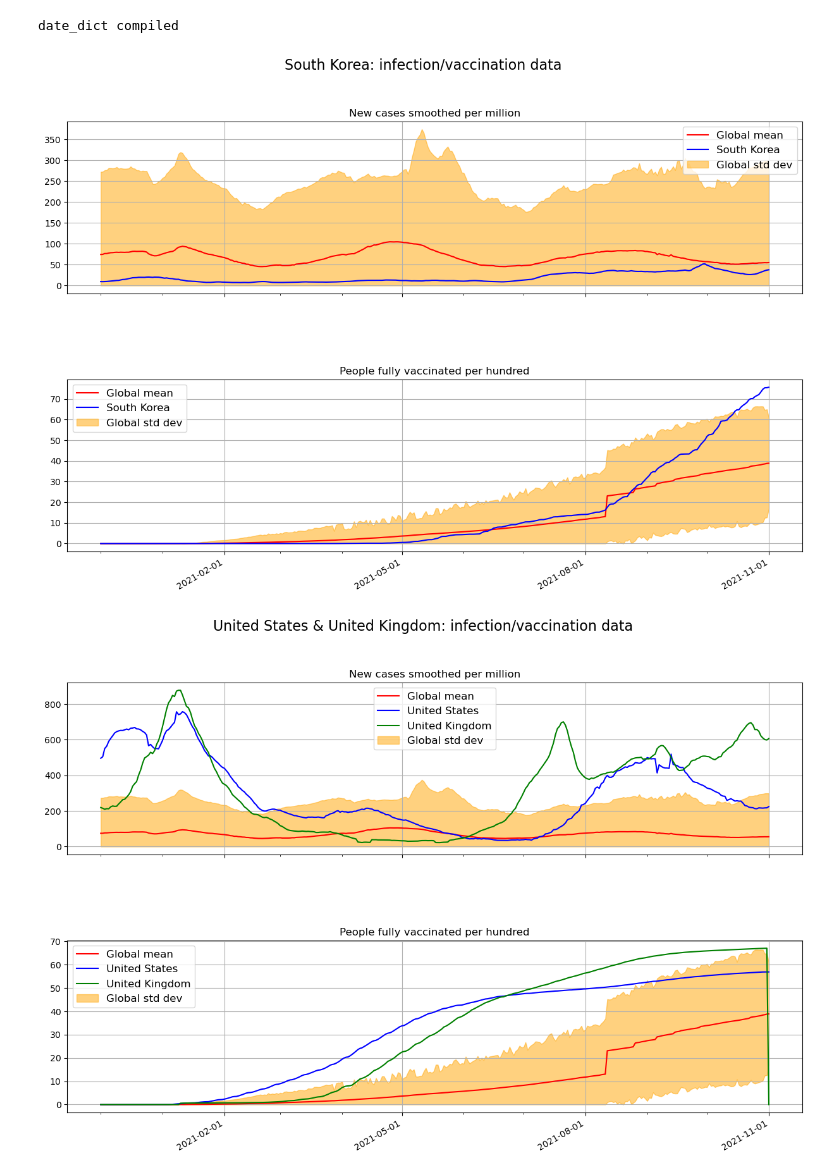
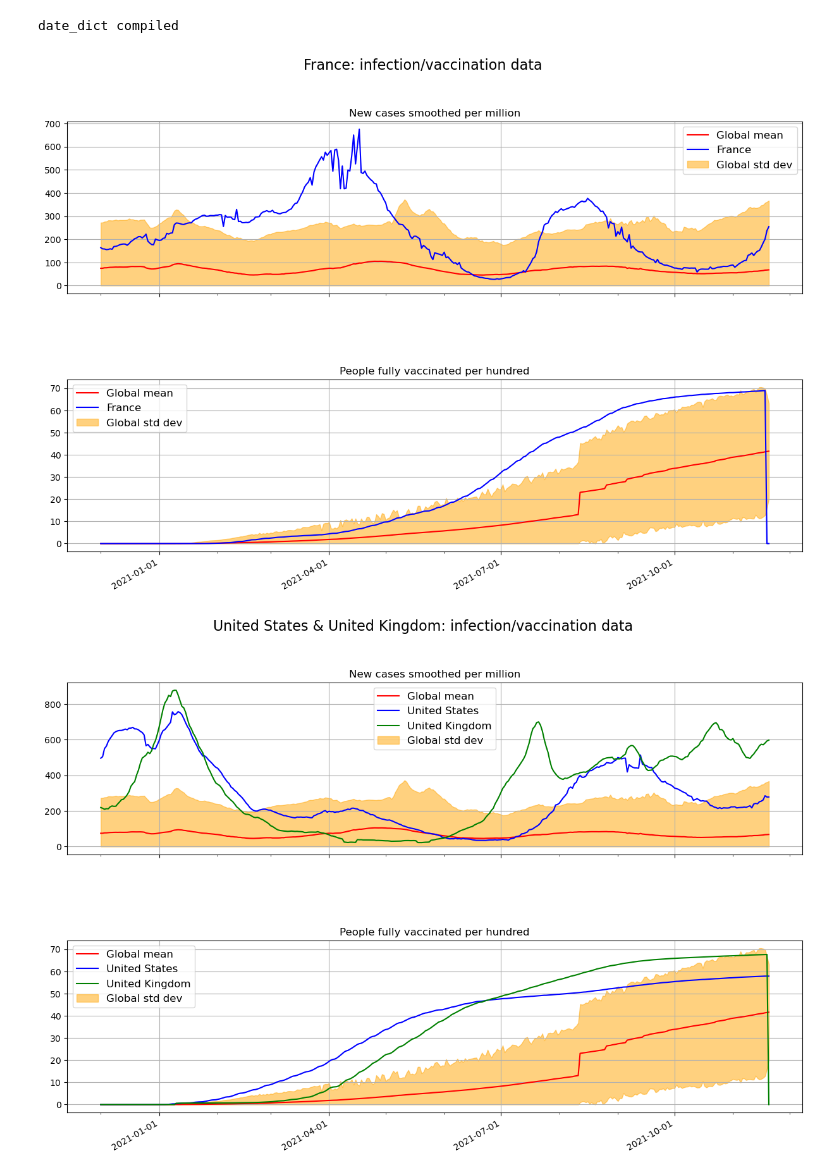
Before and after one commit to Ipgnosis/covid_analysis, a Jupyter notebook: inf-vaxx.ipynb, the cells around one changed output. Drawn from its saved outputs; the diff is of its cells as text; code cells hidden in the pictures.

```diff
--- a/inf-vaxx.ipynb
+++ b/inf-vaxx.ipynb
@@ -132,7 +132,7 @@ date_dict compiled
 # re-juggle the data for a single country chart
 
 # the country being analyzed
-y_axis_values = 'KOR'
+y_axis_values = 'FRA'
 
 y_axis_label = data[y_axis_values]['location']
 
@@ -211,34 +211,34 @@ ax2.plot(x_axis, y2_axis, label = y2_axis_legend_str, color = 'blue')
 # declare the text data
 fig.suptitle(chart_title_str, fontsize = tsize)
 
 #  format the x axis (date) labels
 # Text in the x axis will be displayed in 'YYYY-mm-dd' format.
 ax2.xaxis.set_major_formatter(mdates.DateFormatter('%Y-%m-%d'))
 
 # major ticks every 3 months.
 fmt_qtr_year = mdates.MonthLocator(interval = 3)
 ax2.xaxis.set_major_locator(fmt_qtr_year)
 
 # minor ticks every month.
 fmt_month = mdates.MonthLocator()
 ax2.xaxis.set_minor_locator(fmt_month)
 
 # Rotates and right aligns the x labels, and moves the bottom of the
 # axes up to make room for them.
 fig.autofmt_xdate()
 
 # changing the fontsize of ticks
 ax1.tick_params(labelsize = lsize)
 ax2.tick_params(labelsize = lsize)
 
 # format the legends
 ax1.legend(loc = 0, fontsize = fsize)
 ax2.legend(loc = 0, fontsize = fsize)
 
 # display the plot
 plt.show()
 # %% [output]
-[figure, old version]
+[figure, new version]
 # %%
 # re-juggle the data for a 2 country chart
 
@@ -355,4 +355,4 @@ ax2.legend(loc = 0, fontsize = fsize)
 # display the plot
 plt.show()
 # %% [output]
-[figure, old version]
+[figure, new version]
```
Also changed, not shown: parts of 2 cells of this notebook, 8 other files.
